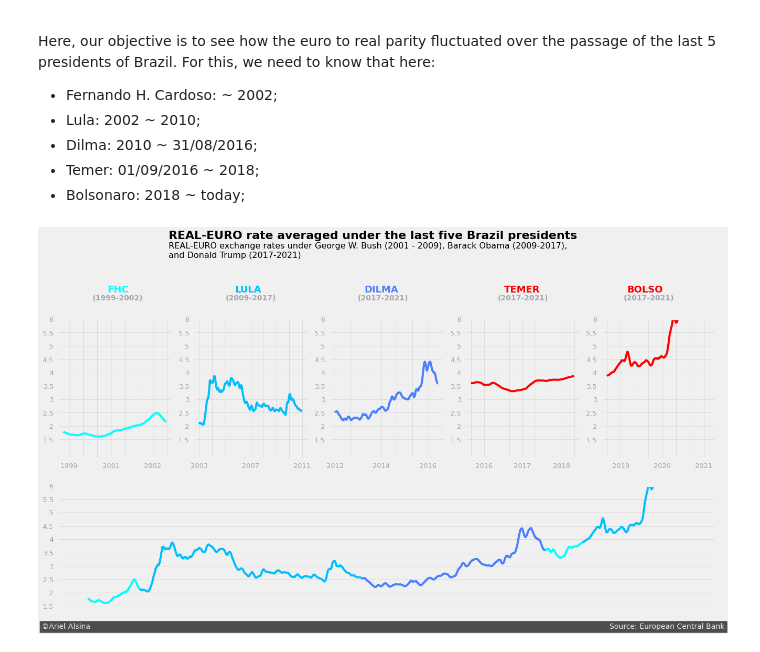
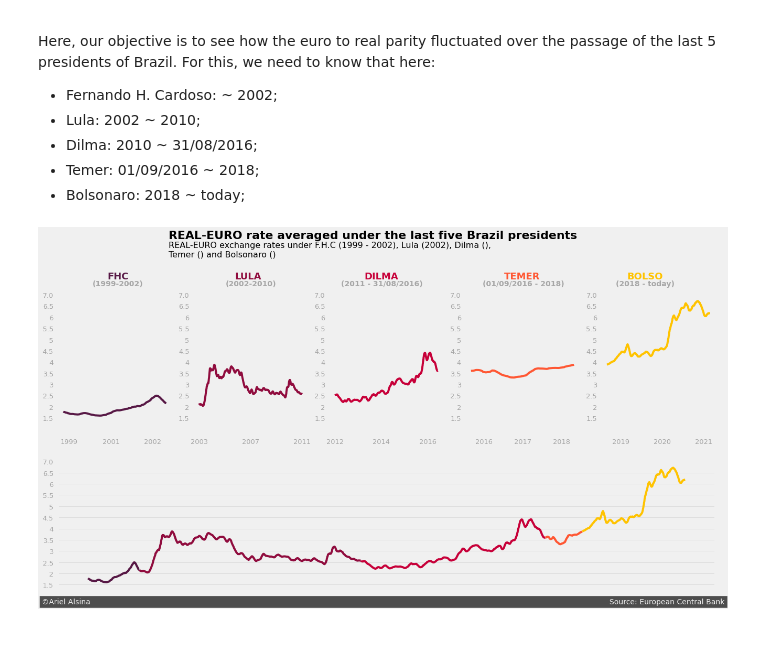
Before and after one commit to Cogitus/A-brief-walkthrough-on-data-story-telling, a Jupyter notebook: data_story_telling.ipynb, the cells around one changed output. Drawn from its saved outputs; the diff is of its cells as text; code cells hidden in the pictures.

Commit message:
Some repairs on the graphs

```diff
--- a/data_story_telling.ipynb
+++ b/data_story_telling.ipynb
@@ -314,60 +314,60 @@ ax_all = plt.subplot(2, 1, 2)
 axes = [ax_fhc, ax_lula, ax_dilma, ax_temer, ax_bozo, ax_all]
 for ax in axes:
     ax.set_ylim(0.8, 1.7)
-    ax.set_yticks([1.5, 2.0, 2.5, 3.0, 3.5, 4.0, 4.5, 5.0, 5.5, 6.0])
-    ax.set_yticklabels(['1.5', '2','2.5', '3', '3.5', '4', '4.5', '5', '5.5', '6'], alpha=0.3)
+    ax.set_yticks([1.5, 2.0, 2.5, 3.0, 3.5, 4.0, 4.5, 5.0, 5.5, 6.0, 6.5, 7.0])
+    ax.set_yticklabels(['1.5', '2','2.5', '3', '3.5', '4', '4.5', '5', '5.5', '6', '6.5', '7.0'], alpha=0.3)
     ax.grid(alpha=0.5)
 
 # ploting for FHC
-ax_fhc.plot(fhc['Time'], fhc['rolling_mean'], color='#00FFFF')
+ax_fhc.plot(fhc['Time'], fhc['rolling_mean'], color='#571845')
 ax_fhc.set_xticklabels(['1999', '', '', '2001', '', '', '2002'], alpha=0.3)
-ax_fhc.text(11300.0, 7.0, 'FHC', fontsize=18, weight='bold', color='#00FFFF')
-ax_fhc.text(11200, 6.7, '(1999-2002)', weight='bold', alpha=0.3)
+ax_fhc.text(11300.0, 7.7, 'FHC', fontsize=18, weight='bold', color='#571845')
+ax_fhc.text(11200, 7.4, '(1999-2002)', weight='bold', alpha=0.3)
 
 # plotting for Lula
-ax_lula.plot(lula['Time'], lula['rolling_mean'], color='#00BFFF')
+ax_lula.plot(lula['Time'], lula['rolling_mean'], color='#900C3E')
 ax_lula.set_xticklabels(['', '2003', '', '', '', '2007', '', '', '', '2011'], alpha=0.3)
-ax_lula.text(12700.0, 7.0, 'LULA', fontsize=18, weight='bold', color='#00BFFF')
-ax_lula.text(12430.0, 6.7, '(2009-2017)', weight='bold', alpha=0.3)
+ax_lula.text(12700.0, 7.7, 'LULA', fontsize=18, weight='bold', color='#900C3E')
+ax_lula.text(12430.0, 7.4, '(2002-2010)', weight='bold', alpha=0.3)
 
 # plotting for Dilma
-ax_dilma.plot(dilma['Time'], dilma['rolling_mean'], color='#4B7FFF')
+ax_dilma.plot(dilma['Time'], dilma['rolling_mean'], color='#C70039')
 ax_dilma.set_xticklabels(['', '2012', '', '', '2014', '', '', '2016'], alpha=0.3)
-ax_dilma.text(15300.0, 7.0, 'DILMA', fontsize=18, weight='bold', color='#4B7FFF')
-ax_dilma.text(15150.0, 6.7, '(2017-2021)', weight='bold', alpha=0.3)
+ax_dilma.text(15300.0, 7.7, 'DILMA', fontsize=18, weight='bold', color='#C70039')
+ax_dilma.text(14750.0, 7.4, '(2011 - 31/08/2016)', weight='bold', alpha=0.3)
 
 #plotting for Temer
-ax_temer.plot(temer['Time'], temer['rolling_mean'], color='#FF0000')
+ax_temer.plot(temer['Time'], temer['rolling_mean'], color='#FF5733')
 ax_temer.set_xticklabels(['', '2016', '',  '', '2017', '', '', '2018'], alpha=0.3)
-ax_temer.text(17200.0, 7.0, 'TEMER', fontsize=18, weight='bold', color='#FF0000')
-ax_temer.text(17170.0, 6.7, '(2017-2021)', weight='bold', alpha=0.3)
+ax_temer.text(17200.0, 7.7, 'TEMER', fontsize=18, weight='bold', color='#FF5733')
+ax_temer.text(17100.0, 7.4, '(01/09/2016 - 2018)', weight='bold', alpha=0.3)
 
 #plotting for Bolsonaro
-ax_bozo.plot(bozo['Time'], bozo['rolling_mean'], color='#FF0000')
+ax_bozo.plot(bozo['Time'], bozo['rolling_mean'], color='#FFC300')
 ax_bozo.set_xticklabels(['', '2019', '', '', '2020', '', '', '2021'], alpha=0.3)
-ax_bozo.text(17800.0, 7.0, 'BOLSO', fontsize=18, weight='bold', color='#FF0000')
-ax_bozo.text(17750.0, 6.7, '(2017-2021)', weight='bold', alpha=0.3)
+ax_bozo.text(17800.0, 7.7, 'BOLSO', fontsize=18, weight='bold', color='#FFC300')
+ax_bozo.text(17650.0, 7.4, '(2018 - today)', weight='bold', alpha=0.3)
 
 # plotting for all presidents together
-ax_all.plot(fhc['Time'], fhc['rolling_mean'], color='#00FFFF')
-ax_all.plot(lula['Time'], lula['rolling_mean'], color='#00BFFF')
-ax_all.plot(dilma['Time'], dilma['rolling_mean'], color='#4B7FFF')
-ax_all.plot(temer['Time'], temer['rolling_mean'], color='#00FFFF')
-ax_all.plot(bozo['Time'], bozo['rolling_mean'], color='#00BFFF')
+ax_all.plot(fhc['Time'], fhc['rolling_mean'], color='#571845')
+ax_all.plot(lula['Time'], lula['rolling_mean'], color='#900C3E')
+ax_all.plot(dilma['Time'], dilma['rolling_mean'], color='#C70039')
+ax_all.plot(temer['Time'], temer['rolling_mean'], color='#FF5733')
+ax_all.plot(bozo['Time'], bozo['rolling_mean'], color='#FFC300')
 ax_all.grid(alpha=0.5)
 ax_all.set_xticks([])
 
 # title and subtile being added
-ax_fhc.text(11700.0, 9.0, 'REAL-EURO rate averaged under the last five Brazil presidents', fontsize=22, weight='bold')
-ax_fhc.text(11700.0, 8.3, '''REAL-EURO exchange rates under George W. Bush (2001 - 2009), Barack Obama (2009-2017),
-and Donald Trump (2017-2021)''', fontsize=16)
+ax_fhc.text(11700.0, 9.5, 'REAL-EURO rate averaged under the last five Brazil presidents', fontsize=22, weight='bold')
+ax_fhc.text(11700.0, 8.7, '''REAL-EURO exchange rates under F.H.C (1999 - 2002), Lula (2002), Dilma (),
+Temer () and Bolsonaro ()''',fontsize=16)
 
 # adding the signature
 ax_all.text(10400.0, 0.65, '©Ariel Alsina' + ' '*220 + 'Source: European Central Bank',
         color = '#f0f0f0', backgroundcolor = '#4d4d4d',
         size=14)
 
 
 plt.show()
 # %% [output]
-[figure, old version]
+[figure, new version]
```
Also changed, not shown: parts of 2 cells of this notebook, 2 other files.
